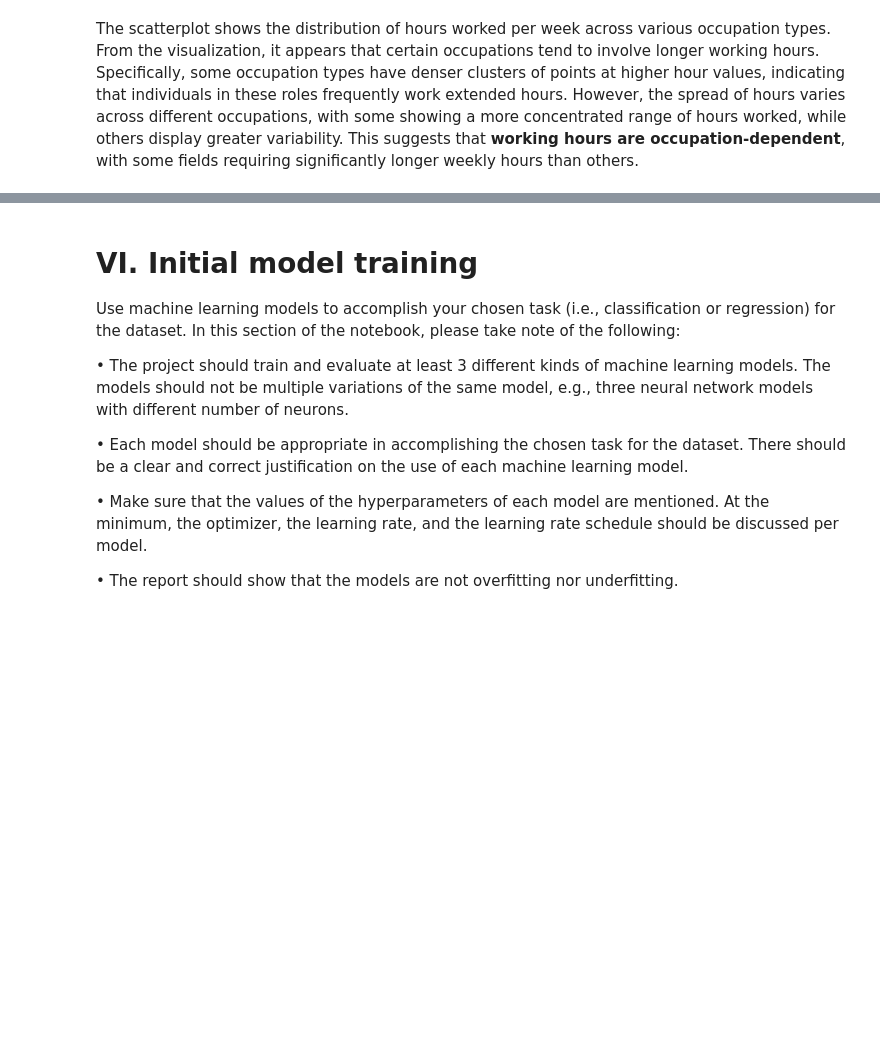
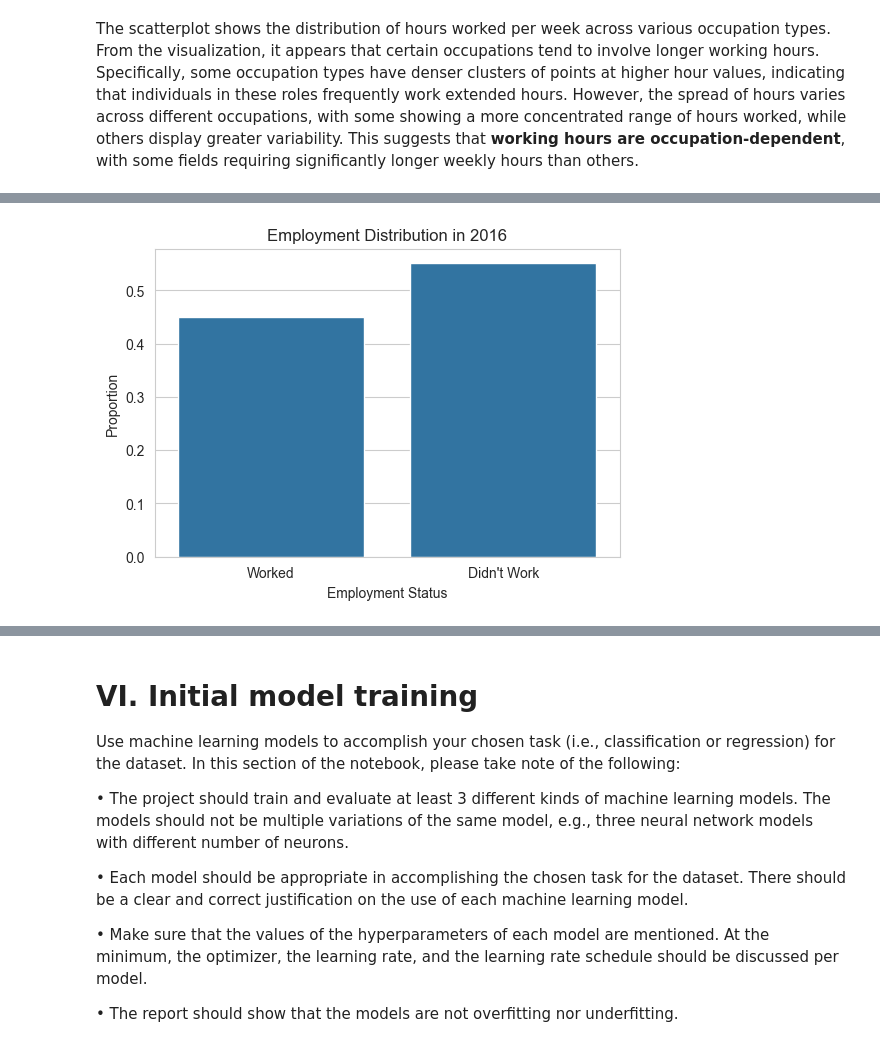
Before and after one commit to keishaleigh/STINTSYMCO, a Jupyter notebook: notebook.ipynb, the cells around one changed output, grey strips where cells are left out. Cells and saved outputs as stored; diff of their text form; code cells hidden in the pictures; blank space fills up the shorter version.

```diff
--- a/notebook.ipynb
+++ b/notebook.ipynb
@@ -610,0 +681,17 @@ The scatterplot shows the distribution of hours worked per week across various o
+# %%
+# Count the number of people who worked (1) and didn't work (2)
+employment_counts = laborforce_df["PUFC11_WORK"].value_counts(normalize=True)
+
+# Create a bar chart
+plt.figure(figsize=(6, 4))
+sns.barplot(x=employment_counts.index, y=employment_counts.values)
+
+# Labels
+plt.xticks(ticks=[0, 1], labels=["Worked", "Didn't Work"])
+plt.xlabel("Employment Status")
+plt.ylabel("Proportion")
+plt.title("Employment Distribution in 2016")
+
+plt.show()
+# %% [output]
+[figure, added]
```
Also changed, not shown: parts of 18 cells of this notebook.
